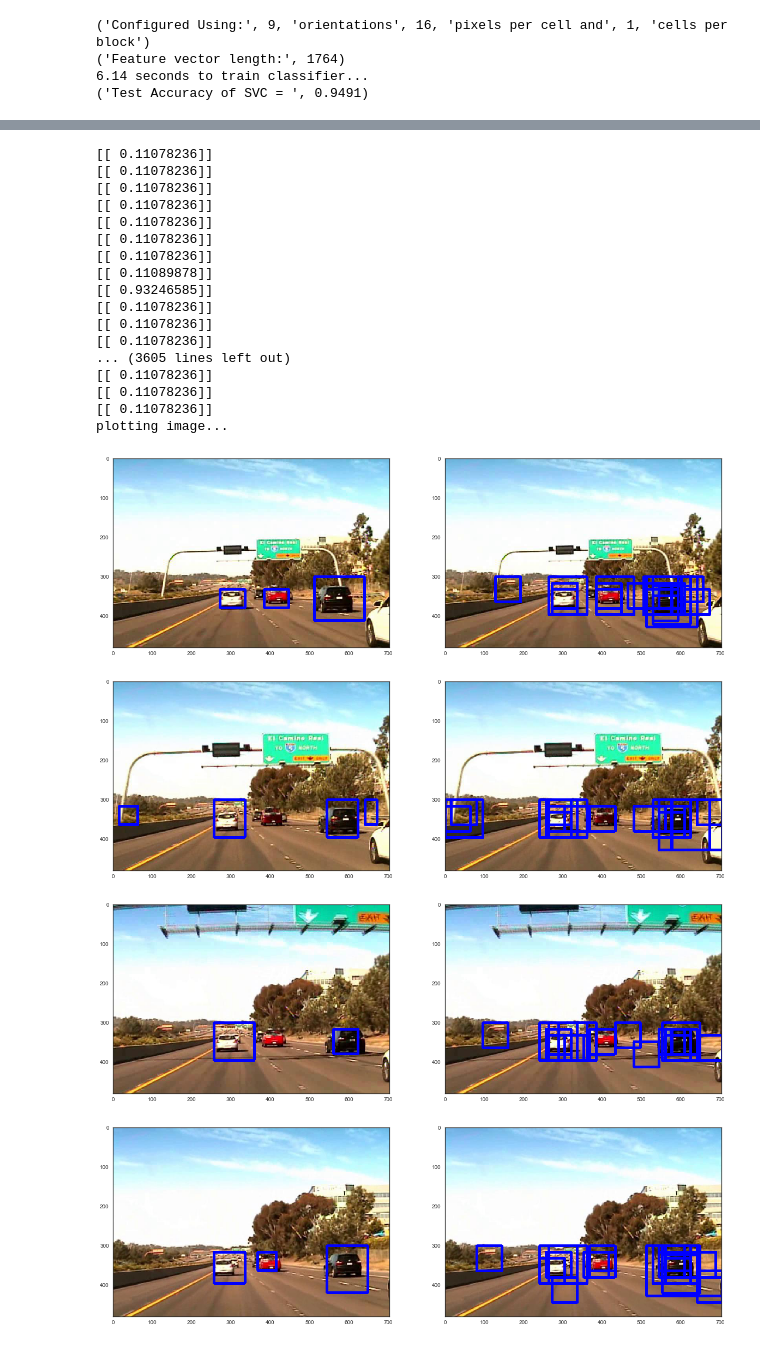
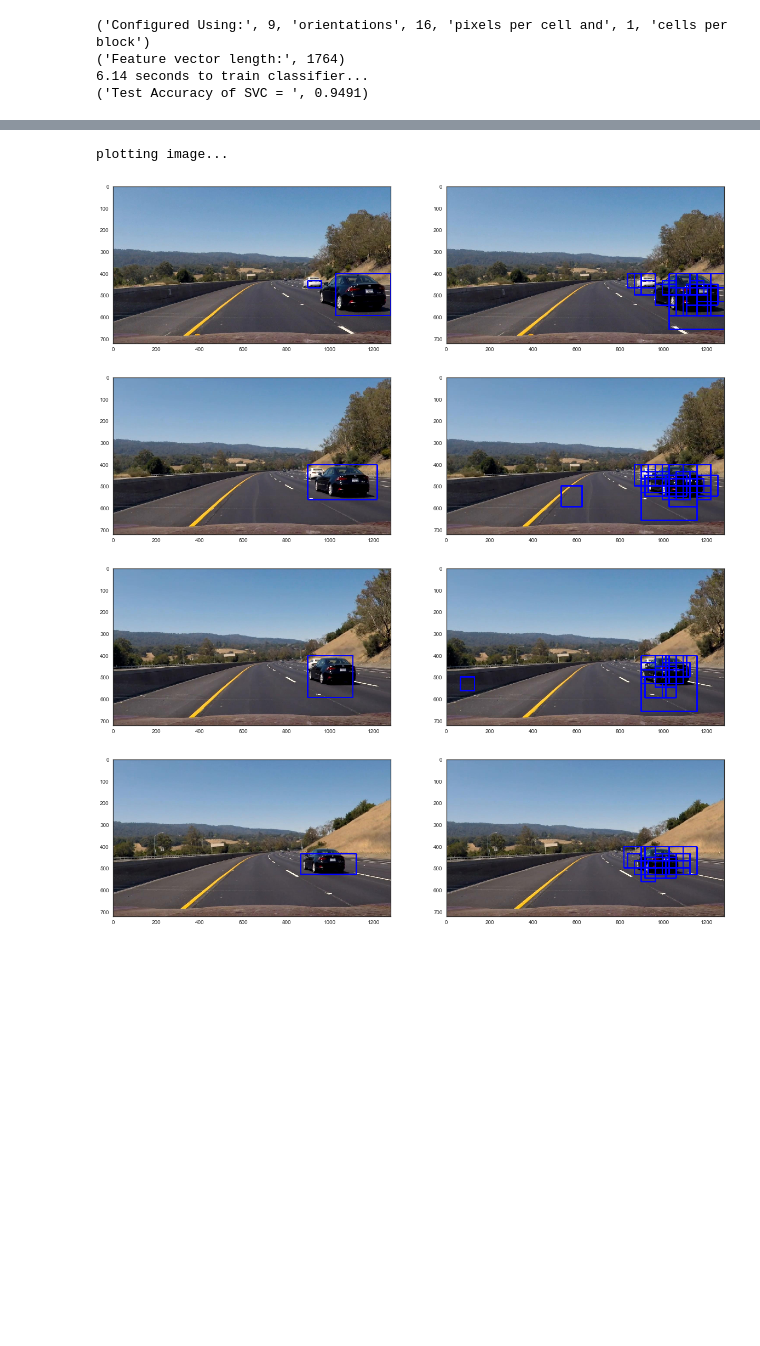
Before and after one commit to aldrincb/auto.sp, a Jupyter notebook: auto-sp.ipynb, the cells around one changed output, grey strips where cells are left out. Drawn from its saved outputs; the diff is of its cells as text; code cells hidden in the pictures; blank space fills up the shorter version.

```diff
--- a/auto-sp.ipynb
+++ b/auto-sp.ipynb
@@ -115,18 +134,19 @@ cell_per_block = 1 # HOG cells per block #2
 hog_channel = 'ALL' # Can be 0, 1, 2, or "ALL"
 spatial_size = (16, 16) # Spatial binning dimensions
 hist_bins = 16    # Number of histogram bins
-spatial_feat = True # Spatial features on or off
-hist_feat = True # Histogram features on or off
+spatial_feat = False # Spatial features on or off
+hist_feat = False # Histogram features on or off
 hog_feat = True # HOG features on or off
+gabor_feat = False # Gabor features on or off
 y_start_stop = [300, None] # Min and max in y to search in slide_window()
 
 print "extracting features..."
 
 car_features = extract_training_features(cars, spatial_size, hist_bins, orient, pix_per_cell, cell_per_block, hog_channel,
-                                    spatial_feat, hist_feat, hog_feat)
+                                    spatial_feat, hist_feat, hog_feat, gabor_feat)
 
 not_car_features = extract_training_features(not_cars, spatial_size, hist_bins, orient, pix_per_cell, cell_per_block, hog_channel,
-                                    spatial_feat, hist_feat, hog_feat)
+                                    spatial_feat, hist_feat, hog_feat, gabor_feat)
 
 print "done extracting features"
 
@@ -164,15 +221,16 @@ num_features = scaled_X.shape[1]
 
 # Build model
 keras_model = Sequential()
-keras_model.add(Dense(num_features, input_shape=(num_features,), kernel_initializer='uniform', activation='sigmoid'))
-keras_model.add(Dense(2, kernel_initializer='uniform', activation='sigmoid'))
+keras_model.add(Dense(num_features, input_shape=(num_features,), kernel_initializer='uniform', activation='relu'))
+keras_model.add(Dense(2, kernel_initializer='uniform', activation='relu'))
 keras_model.add(Dense(1, kernel_initializer='uniform', activation='sigmoid'))
 
 # Compile model
 keras_model.compile(loss='binary_crossentropy', optimizer='adam', metrics=['accuracy'])
 
+logger = Logger(output_file="car_model_hog_rrs.log")
 # Fit the model
-keras_model.fit(X_train, y_train, epochs=2, batch_size=10, verbose=0, callbacks=[TQDMNotebookCallback()])
+keras_model.fit(X_train, y_train, epochs=1, batch_size=10, verbose=0, callbacks=[TQDMNotebookCallback(), logger])
 print "finished fitting model"
 
 # Evaluate the model
@@ -286,12 +343,12 @@ def get_classified_windows(image):
 
     xy_window = [(64,64), (96,96), (128,128), (256,256)]
 #     xy_window = [(32,32), (64,64), (128,128), (256,256)]
-    y_start_stop = [[300, 450], [300, 450], [300, None], [300, None]]
+    y_start_stop = [[400, 600], [400, 600], [400, None], [400, None]]
 
     windows_temp = []
     for i in range(len(xy_window)):
         windows = sliding_windows(image, [None, None], y_start_stop[i],
-                            xy_window[i], (0.75, 0.75))
+                            xy_window[i], (0.5, 0.5))
         windows = search_windows(image, windows, keras_model, spatial_size, hist_bins, orient, pix_per_cell, cell_per_block, hog_channel,
                                         spatial_feat, hist_feat, hog_feat)
         windows_temp.append(windows)
@@ -406,62 +463,46 @@ Wall time: 3min 59s
 # %%
 from moviepy.editor import VideoFileClip
 
-video = "datasets/Sunny/april21.avi"
+video = "project_video.mp4"
 # video = "datasets/Urban/march9.avi"
 video = VideoFileClip(video)
 
 frames = []
-for i in range(10):
+for i in range(30,40):
     frame_name = "frame{}.jpeg".format(i)
     video.save_frame(frame_name, t=i)
     frames.append(frame_name)
 
 
 final_images = []
 window_images = []
 for frame in frames:
     img = cv2.imread(frame)
     heatmap = np.zeros_like(img[:,:,0]).astype(np.float)
 
     classified_windows = get_classified_windows(img)
     heatmap = apply_heat(heatmap, classified_windows)
     labels = label(heatmap)
     final_image = draw_cars(cv2.cvtColor(img, cv2.COLOR_BGR2RGB), labels)
     window_img = draw_boxes(cv2.cvtColor(img, cv2.COLOR_BGR2RGB), classified_windows, color=(0, 0, 255), thick=6)
 
     final_images.append(final_image)
     window_images.append(window_img)
 
 
 with sns.axes_style("white"):
     print "plotting image..."
 
     for i in xrange(len(frames)):
         fig = plt.figure(i, figsize=(20,20))
         plt.title('Frame: {}'.format(frames[i]))
         plt.subplot(121)
         plt.imshow(final_images[i])
         plt.subplot(122)
         plt.imshow(window_images[i])
 # %% [output]
-[[ 0.11078236]]
-[[ 0.11078236]]
-[[ 0.11078236]]
-[[ 0.11078236]]
-[[ 0.11078236]]
-[[ 0.11078236]]
-[[ 0.11078236]]
-[[ 0.11089878]]
-[[ 0.93246585]]
-[[ 0.11078236]]
-[[ 0.11078236]]
-[[ 0.11078236]]
-... (3605 lines left out)
-[[ 0.11078236]]
-[[ 0.11078236]]
-[[ 0.11078236]]
 plotting image...
-[figure, old version]
+[figure, new version]
-[figure, old version]
+[figure, new version]
-[figure, old version]
+[figure, new version]
-[figure, old version]
+[figure, new version]
```
Also changed, not shown: parts of 9 cells of this notebook, 1 other file.
